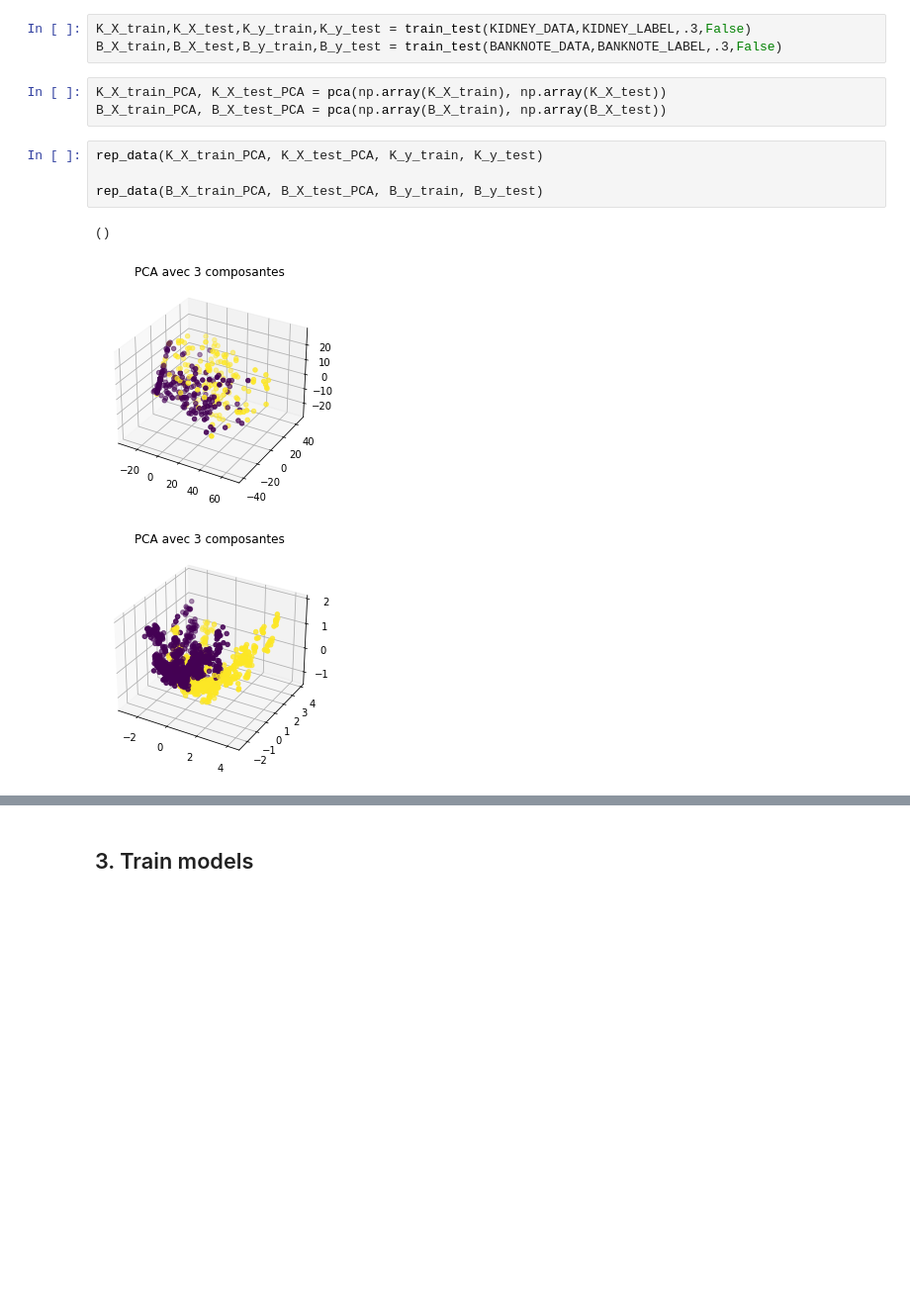
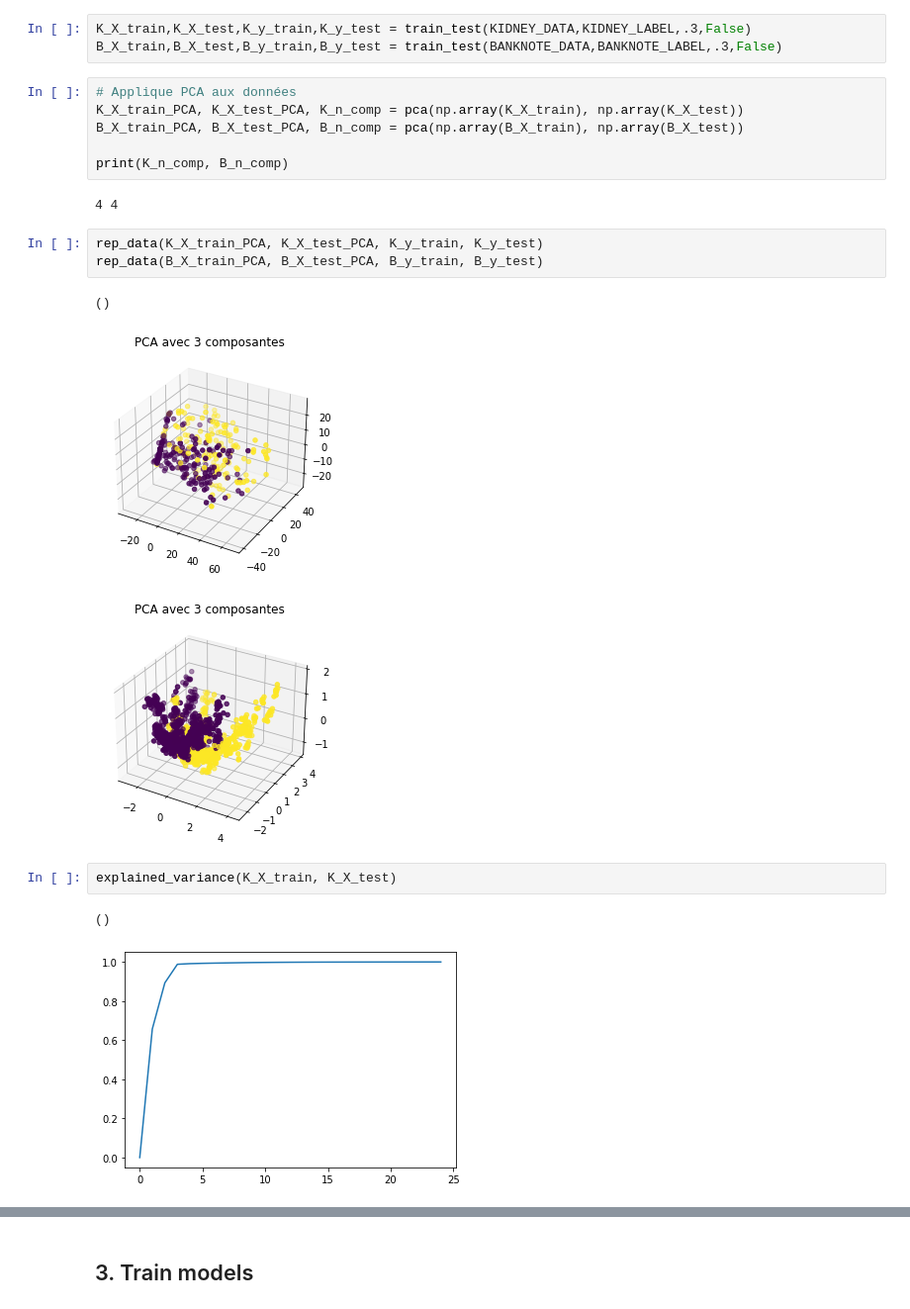
Before and after one commit to thibaultspriet/developmentProjectML, a Jupyter notebook: worflow.ipynb, the cells around one changed output, grey strips where cells are left out. Shown at 99% size. Drawn from its saved outputs; the diff is of its cells as text; blank space fills up the shorter version.

```diff
--- a/worflow.ipynb
+++ b/worflow.ipynb
@@ -50,13 +50,22 @@ BANKNOTE_DATA,BANKNOTE_LABEL = getDataLabels(banknote)
 K_X_train,K_X_test,K_y_train,K_y_test = train_test(KIDNEY_DATA,KIDNEY_LABEL,.3,False)
 B_X_train,B_X_test,B_y_train,B_y_test = train_test(BANKNOTE_DATA,BANKNOTE_LABEL,.3,False)
 # %%
-K_X_train_PCA, K_X_test_PCA = pca(np.array(K_X_train), np.array(K_X_test))
-B_X_train_PCA, B_X_test_PCA = pca(np.array(B_X_train), np.array(B_X_test))
+# Applique PCA aux données
+K_X_train_PCA, K_X_test_PCA, K_n_comp = pca(np.array(K_X_train), np.array(K_X_test))
+B_X_train_PCA, B_X_test_PCA, B_n_comp = pca(np.array(B_X_train), np.array(B_X_test))
+
+print(K_n_comp, B_n_comp)
+# %% [output]
+4 4
 # %%
 rep_data(K_X_train_PCA, K_X_test_PCA, K_y_train, K_y_test)
-
 rep_data(B_X_train_PCA, B_X_test_PCA, B_y_train, B_y_test)
 # %% [output]
 ()
 [figure]
 [figure]
+# %%
+explained_variance(K_X_train, K_X_test)
+# %% [output]
+()
+[figure, added]
```
Also changed, not shown: parts of 10 cells of this notebook, 1 other file.
